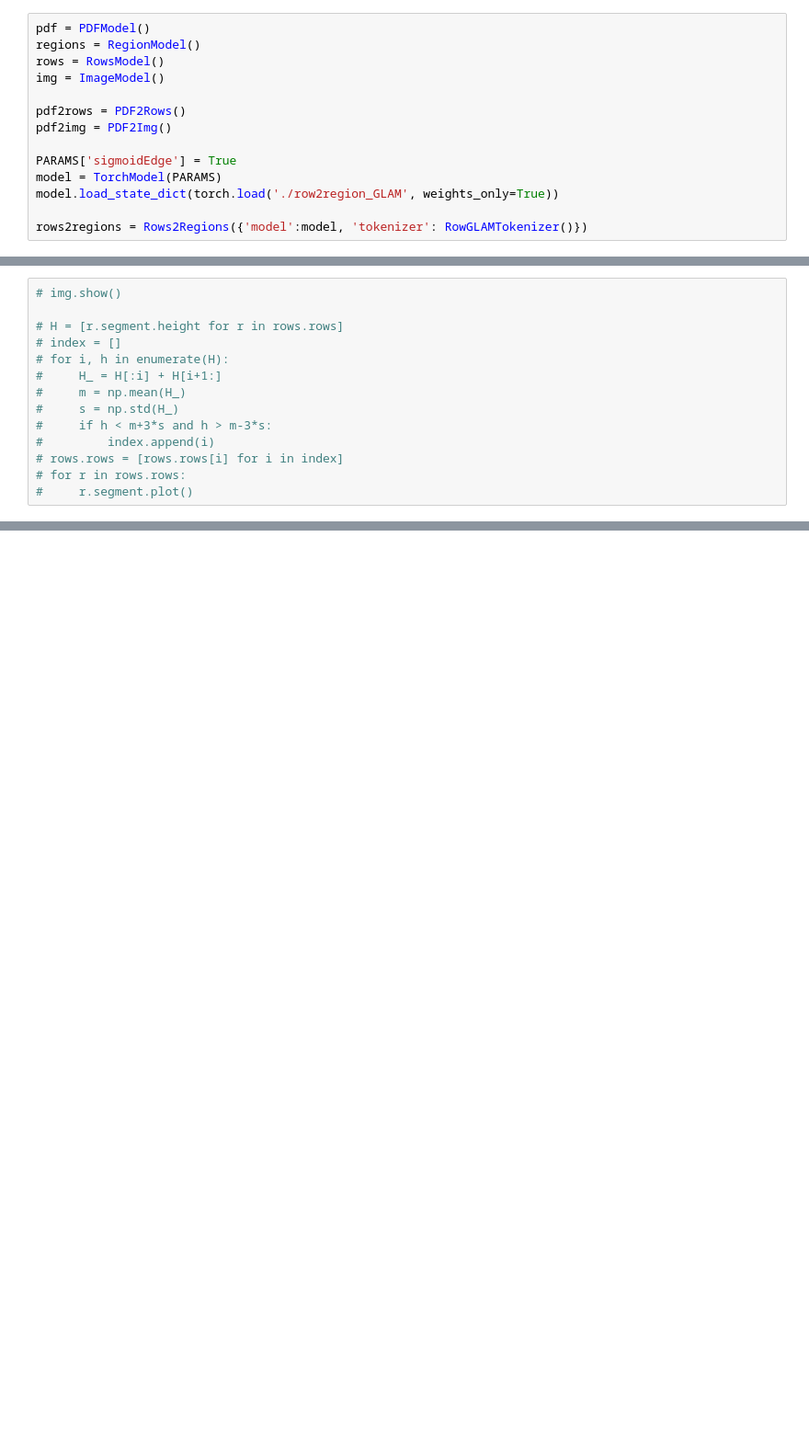
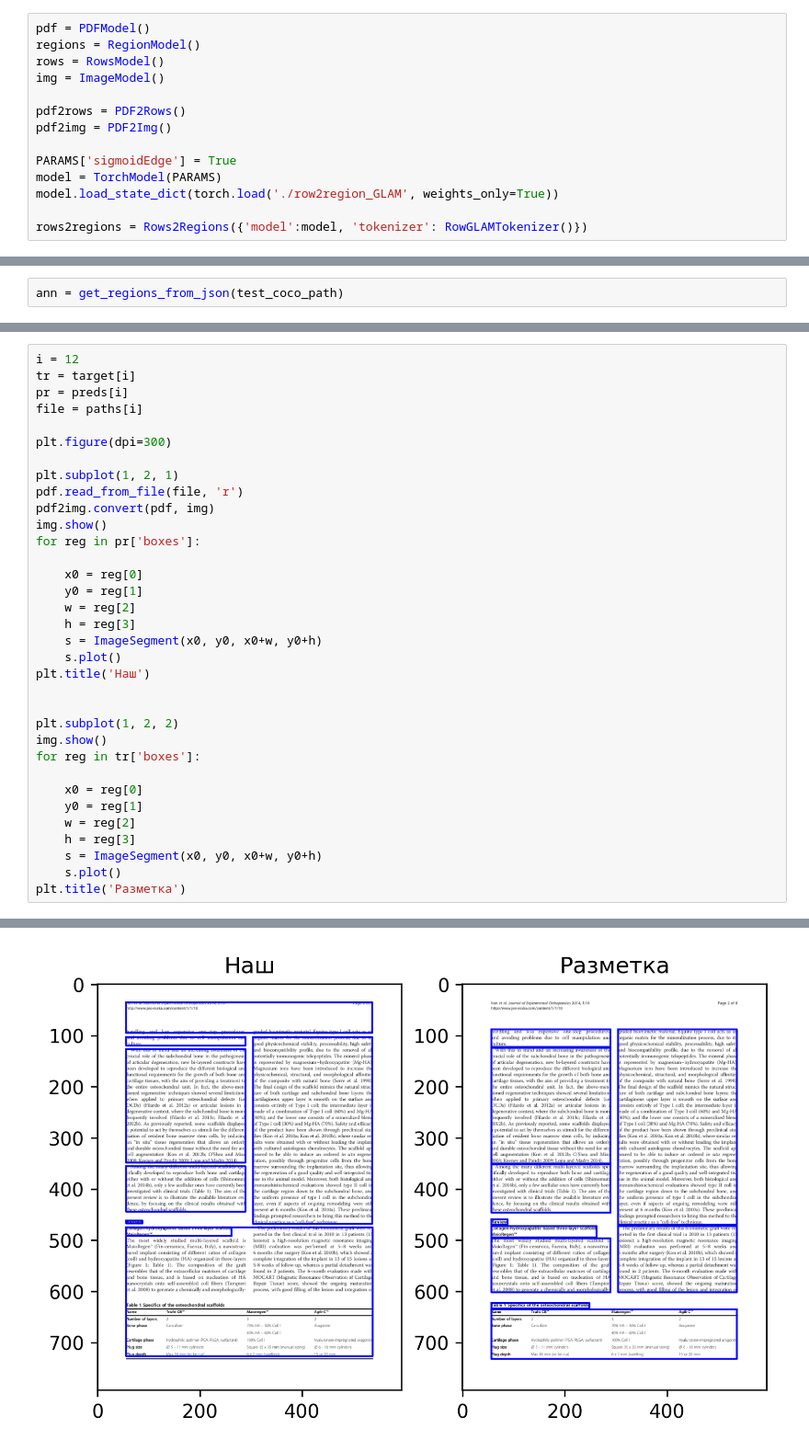
Before and after one commit to Dann38/rows2regionGLAM, a Jupyter notebook: rows2regionsGLAM.ipynb, the cells around one changed output, grey strips where cells are left out. Shown at 92% size. Cells and saved outputs as stored; diff of their text form; blank space fills up the shorter version.

```diff
--- a/rows2regionsGLAM.ipynb
+++ b/rows2regionsGLAM.ipynb
@@ -811,15 +955,3 @@ for r in rows.rows:
 # %%
-# img.show()
-
-# H = [r.segment.height for r in rows.rows]
-# index = []
-# for i, h in enumerate(H):
-#     H_ = H[:i] + H[i+1:]
-#     m = np.mean(H_)
-#     s = np.std(H_)
-#     if h < m+3*s and h > m-3*s:
-#         index.append(i)
-# rows.rows = [rows.rows[i] for i in index]
-# for r in rows.rows:
-#     r.segment.plot()
+ann = get_regions_from_json(test_coco_path)
 # %%
@@ -850,0 +1026,35 @@ for i, j, ind, e in zip(A[0], A[1], true_edges, E):
+# %%
+i = 12
+tr = target[i]
+pr = preds[i]
+file = paths[i]
+
+plt.figure(dpi=300)
+
+plt.subplot(1, 2, 1)
+pdf.read_from_file(file, 'r')
+pdf2img.convert(pdf, img)
+img.show()
+for reg in pr['boxes']:
+
+    x0 = reg[0]
+    y0 = reg[1]
+    w = reg[2]
+    h = reg[3]
+    s = ImageSegment(x0, y0, x0+w, y0+h)
+    s.plot()
+plt.title('Наш')
+
+
+plt.subplot(1, 2, 2)
+img.show()
+for reg in tr['boxes']:
+
+    x0 = reg[0]
+    y0 = reg[1]
+    w = reg[2]
+    h = reg[3]
+    s = ImageSegment(x0, y0, x0+w, y0+h)
+    s.plot()
+plt.title('Разметка')
+# %% [output]
@@ -850,0 +1062 @@ for i, j, ind, e in zip(A[0], A[1], true_edges, E):
+[figure, added]
```
Also changed, not shown: parts of 27 cells of this notebook, 6 other files.
